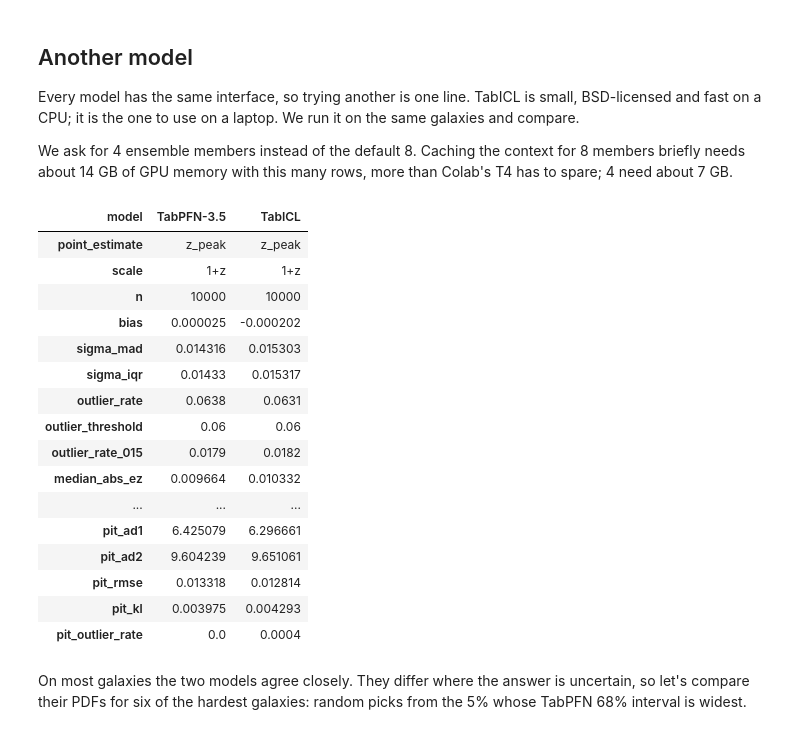
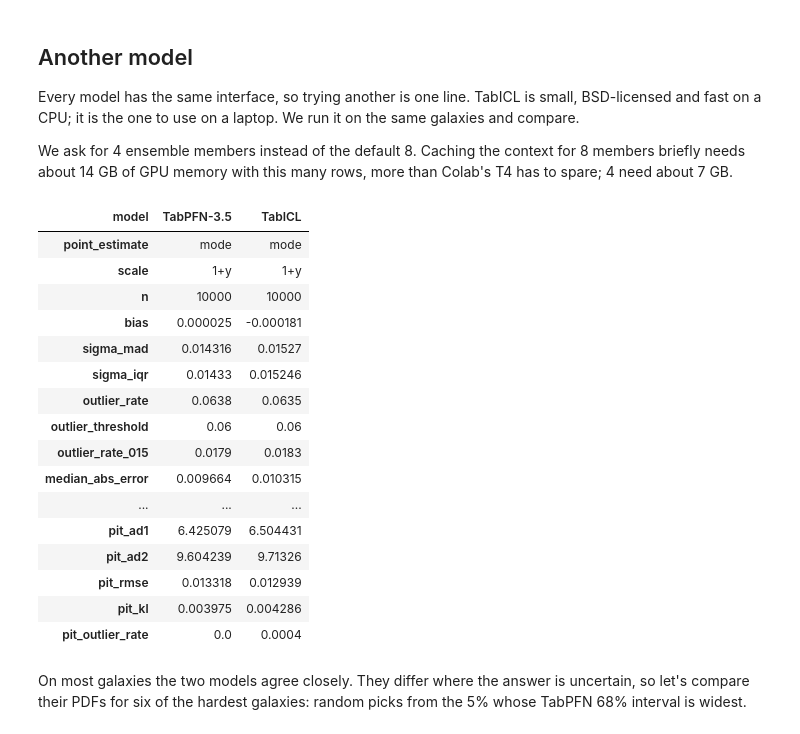
Before and after one commit to biprateep/lazy-tfm, a Jupyter notebook: introduction.ipynb, the cells around one changed output. Cells and saved outputs as stored; diff of their text form; code cells hidden in the pictures.

```diff
--- a/introduction.ipynb
+++ b/introduction.ipynb
@@ -138,7 +138,7 @@ challenge's. Without a grid, each model answers on its own native grid
 This is where the model does its work: one forward pass through the
 context for all 10,000 galaxies.
 # %%
-grid = lazy.DC1_GRID
+grid = lazy.datasets.DC1_GRID
 pdfs = model.predict_proba(X_test, grid)
 pdfs.shape
 # %% [output]
@@ -184,5 +190,5 @@ where a galaxy at one redshift looks like one at another.
 # %%
-table = metrics.summarize(z_test, grid, pdfs, label="TabPFN-3.5")
+table = metrics.summarize(z_test, grid, pdfs, label="TabPFN-3.5", scale="1+y")
 table.T
 # %% [output]
 |  | 0 |
@@ -241,31 +250,33 @@ more than Colab's T4 has to spare; 4 need about 7 GB.
 # %%
 tabicl = lazy.LazyModel("tabicl", n_estimators=4, random_state=SEED)
 tabicl.fit(X_train, z_train)
 pdfs_tabicl = tabicl.predict_proba(X_test, grid)
 
 pd.concat(
     [
         table,
-        metrics.summarize(z_test, grid, pdfs_tabicl, label="TabICL"),
+        metrics.summarize(
+            z_test, grid, pdfs_tabicl, label="TabICL", scale="1+y"
+        ),
     ]
 ).set_index("model").T
 # %% [output]
 | model | TabPFN-3.5 | TabICL |
-| point_estimate | z_peak | z_peak |
-| scale | 1+z | 1+z |
+| point_estimate | mode | mode |
+| scale | 1+y | 1+y |
 | n | 10000 | 10000 |
-| bias | 0.000025 | -0.000202 |
-| sigma_mad | 0.014316 | 0.015303 |
-| sigma_iqr | 0.01433 | 0.015317 |
-| outlier_rate | 0.0638 | 0.0631 |
+| bias | 0.000025 | -0.000181 |
+| sigma_mad | 0.014316 | 0.01527 |
+| sigma_iqr | 0.01433 | 0.015246 |
+| outlier_rate | 0.0638 | 0.0635 |
 | outlier_threshold | 0.06 | 0.06 |
-| outlier_rate_015 | 0.0179 | 0.0182 |
-| median_abs_ez | 0.009664 | 0.010332 |
+| outlier_rate_015 | 0.0179 | 0.0183 |
+| median_abs_error | 0.009664 | 0.010315 |
 | ... | ... | ... |
-| pit_ad1 | 6.425079 | 6.296661 |
-| pit_ad2 | 9.604239 | 9.651061 |
-| pit_rmse | 0.013318 | 0.012814 |
-| pit_kl | 0.003975 | 0.004293 |
+| pit_ad1 | 6.425079 | 6.504431 |
+| pit_ad2 | 9.604239 | 9.71326 |
+| pit_rmse | 0.013318 | 0.012939 |
+| pit_kl | 0.003975 | 0.004286 |
 | pit_outlier_rate | 0.0 | 0.0004 |
 # %% [markdown]
 On most galaxies the two models agree closely. They differ where the
```
Also changed, not shown: parts of 11 cells of this notebook.
